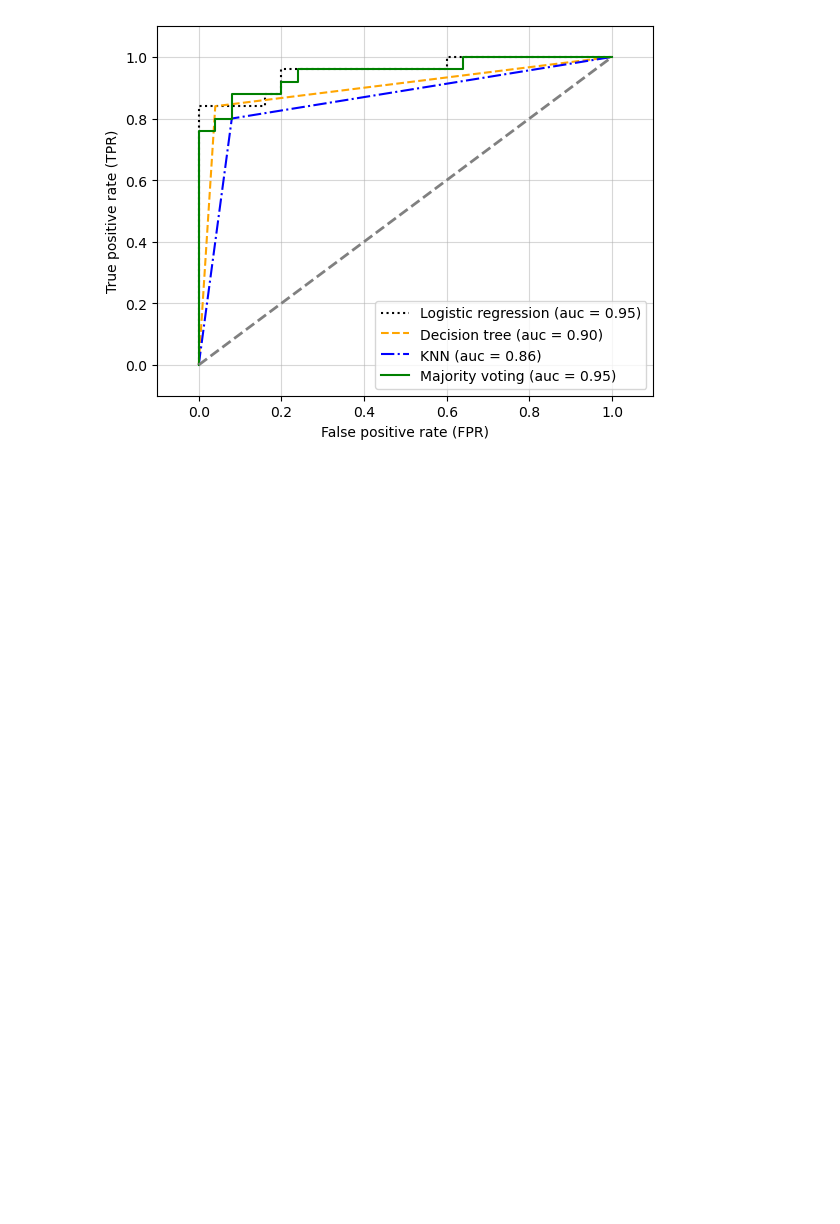
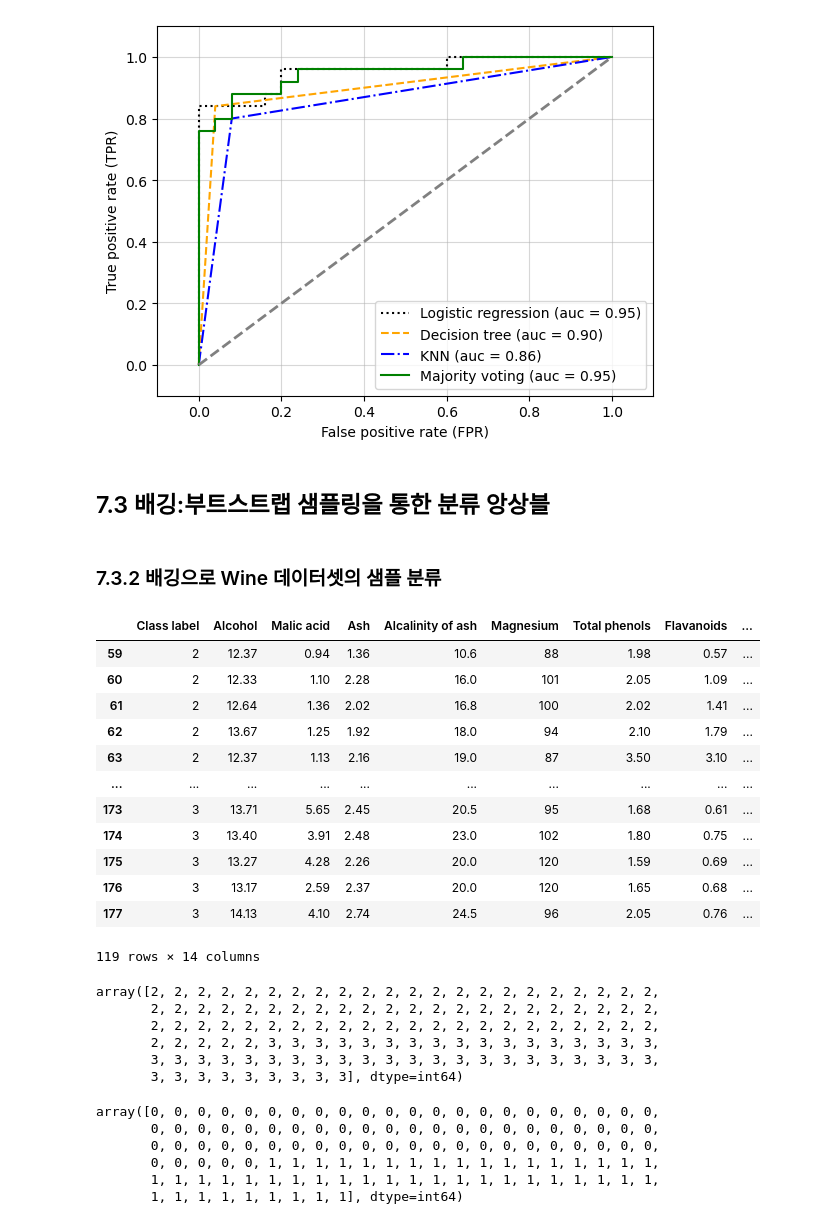
Before and after one commit to gwonihan/TIL, a Jupyter notebook: ML/머신러닝교과서/chapter.7.ipynb, the cells around one changed output. Saved outputs shown, nothing was run; the diff lists cells and outputs as text; code cells hidden in the pictures; blank space fills up the shorter version.

```diff
--- a/ML/머신러닝교과서/chapter.7.ipynb
+++ b/ML/머신러닝교과서/chapter.7.ipynb
@@ -293,3 +293,50 @@ plt.ylabel('True positive rate (TPR)')
 plt.show()
 # %% [output]
 [figure]
+# %% [markdown]
+## 7.3 배깅:부트스트랩 샘플링을 통한 분류 앙상블
+# %% [markdown]
+### 7.3.2 배깅으로 Wine 데이터셋의 샘플 분류
+# %%
+import pandas as pd
+
+df_wine = pd.read_csv('https://archive.ics.uci.edu/ml/'
+                      'machine-learning-databases/wine/wine.data',
+                      header=None)
+
+df_wine.columns = ['Class label', 'Alcohol', 'Malic acid', 'Ash',
+                   'Alcalinity of ash', 'Magnesium', 'Total phenols',
+                   'Flavanoids', 'Nonflavanoid phenols', 'Proanthocyanins',
+                   'Color intensity', 'Hue', 'OD280/OD315 of diluted wines',
+                   'Proline']
+
+# 클래스 1 제외하기
+df_wine = df_wine[df_wine['Class label'] != 1]
+
+y = df_wine['Class label'].values
+X = df_wine[['Alcohol', 'OD280/OD315 of diluted wines']].values
+# %%
+df_wine
+# %% [output]
+|  | Class label | Alcohol | Malic acid | Ash | Alcalinity of ash | Magnesium | Total phenols | Flavanoids | ... |
+| 59 | 2 | 12.37 | 0.94 | 1.36 | 10.6 | 88 | 1.98 | 0.57 | ... |
+| 60 | 2 | 12.33 | 1.10 | 2.28 | 16.0 | 101 | 2.05 | 1.09 | ... |
+| 61 | 2 | 12.64 | 1.36 | 2.02 | 16.8 | 100 | 2.02 | 1.41 | ... |
+| 62 | 2 | 13.67 | 1.25 | 1.92 | 18.0 | 94 | 2.10 | 1.79 | ... |
+| 63 | 2 | 12.37 | 1.13 | 2.16 | 19.0 | 87 | 3.50 | 3.10 | ... |
+| ... | ... | ... | ... | ... | ... | ... | ... | ... | ... |
+| 173 | 3 | 13.71 | 5.65 | 2.45 | 20.5 | 95 | 1.68 | 0.61 | ... |
+| 174 | 3 | 13.40 | 3.91 | 2.48 | 23.0 | 102 | 1.80 | 0.75 | ... |
+| 175 | 3 | 13.27 | 4.28 | 2.26 | 20.0 | 120 | 1.59 | 0.69 | ... |
+| 176 | 3 | 13.17 | 2.59 | 2.37 | 20.0 | 120 | 1.65 | 0.68 | ... |
+| 177 | 3 | 14.13 | 4.10 | 2.74 | 24.5 | 96 | 2.05 | 0.76 | ... |
+119 rows × 14 columns
+# %%
+y
+# %% [output]
+array([2, 2, 2, 2, 2, 2, 2, 2, 2, 2, 2, 2, 2, 2, 2, 2, 2, 2, 2, 2, 2, 2,
+       2, 2, 2, 2, 2, 2, 2, 2, 2, 2, 2, 2, 2, 2, 2, 2, 2, 2, 2, 2, 2, 2,
+       2, 2, 2, 2, 2, 2, 2, 2, 2, 2, 2, 2, 2, 2, 2, 2, 2, 2, 2, 2, 2, 2,
+       2, 2, 2, 2, 2, 3, 3, 3, 3, 3, 3, 3, 3, 3, 3, 3, 3, 3, 3, 3, 3, 3,
+       3, 3, 3, 3, 3, 3, 3, 3, 3, 3, 3, 3, 3, 3, 3, 3, 3, 3, 3, 3, 3, 3,
+       3, 3, 3, 3, 3, 3, 3, 3, 3], dtype=int64)
@@ -295,0 +349,9 @@ plt.show()
+# %%
+y
+# %% [output]
+array([0, 0, 0, 0, 0, 0, 0, 0, 0, 0, 0, 0, 0, 0, 0, 0, 0, 0, 0, 0, 0, 0,
+       0, 0, 0, 0, 0, 0, 0, 0, 0, 0, 0, 0, 0, 0, 0, 0, 0, 0, 0, 0, 0, 0,
+       0, 0, 0, 0, 0, 0, 0, 0, 0, 0, 0, 0, 0, 0, 0, 0, 0, 0, 0, 0, 0, 0,
+       0, 0, 0, 0, 0, 1, 1, 1, 1, 1, 1, 1, 1, 1, 1, 1, 1, 1, 1, 1, 1, 1,
+       1, 1, 1, 1, 1, 1, 1, 1, 1, 1, 1, 1, 1, 1, 1, 1, 1, 1, 1, 1, 1, 1,
+       1, 1, 1, 1, 1, 1, 1, 1, 1], dtype=int64)
```
Also changed, not shown: parts of 10 cells of this notebook, 1 other file.
